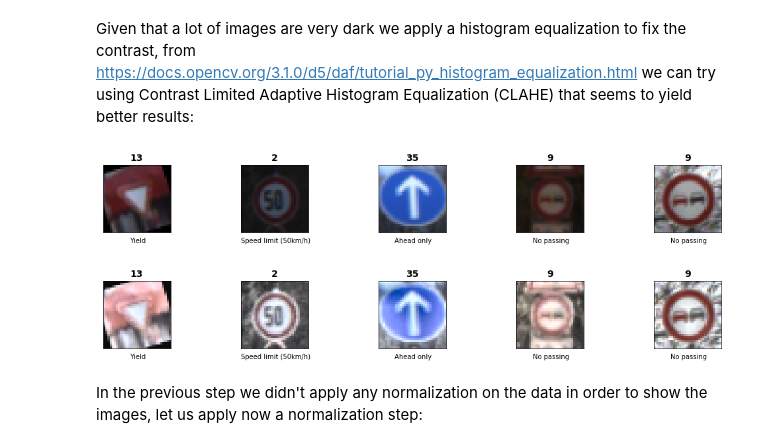
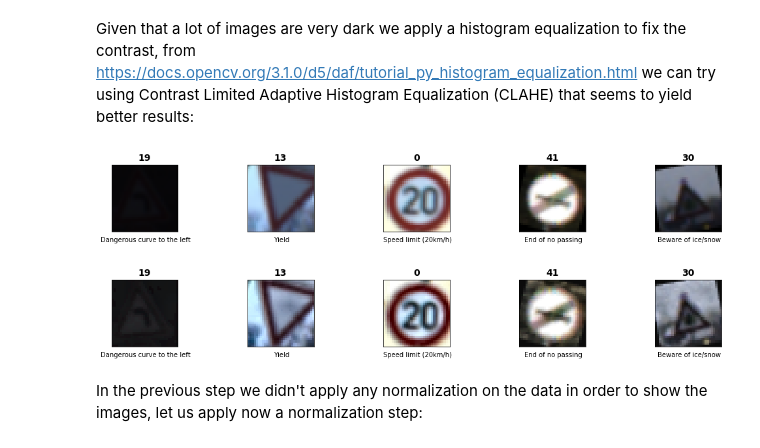
Before and after one commit to marcomarasca/SDCND-Traffic-Sign-Classifier, a Jupyter notebook: Traffic_Sign_Classifier.ipynb, the cells around one changed output. Saved outputs shown, nothing was run; the diff lists cells and outputs as text; code cells hidden in the pictures.

```diff
--- a/Traffic_Sign_Classifier.ipynb
+++ b/Traffic_Sign_Classifier.ipynb
@@ -255,7 +260,7 @@ def zoom_image(img):
 
     return cv2.warpPerspective(img, zoom_m, (col, row))
 
-def translate_image(img, max_trans = 0.2):
+def translate_image(img, max_trans = 0.1):
     row, col, _ = img.shape
 
     trans_x = np.random.uniform(-max_trans * row, max_trans * col)
@@ -287,3 +292,12 @@ def random_transform(img):
     if select[2] == 1:
         img = zoom_image(img)
     return img
+# %%
+indices = plot_random_samples(X_train, y_train)
+
+transformed_images = []
+
+for i in indices:
+    transformed_images.append(random_transform(X_train[i]))
+
+plot_images(transformed_images)
@@ -306,11 +323,11 @@ def augment_dataset(X, y, factor = 2):
     for cls in tqdm(classes):
         class_images = np.where(y == cls)
         curr_count = count[cls]
-        class_factor = factor
+        class_factor = factor - 1
         if curr_count < mean:
             class_factor = (mean / curr_count * factor).astype('uint32')
         for index in class_images[0]:
-            for i in range(class_factor - 1):
+            for i in range(class_factor):
                 additional_x.append(random_transform(X[index]))
                 additional_y.append(cls)
 
@@ -329,7 +346,7 @@ def augment_dataset(X, y, factor = 2):
 
     return X, y
 
-def load_or_augment(X, y, data_dir = DATA_DIR, ForceGenerate = True):
+def load_or_augment(X, y, data_dir = DATA_DIR, ForceGenerate = False):
 
     filename = os.path.join(data_dir, 'train_augmented.p')
 
@@ -343,7 +360,7 @@ def load_or_augment(X, y, data_dir = DATA_DIR, ForceGenerate = True):
     else:
         X, y = augment_dataset(X, y)
 
-        print("Saving augmented dataset.")
+        print("Saving augmented dataset to", filename)
 
         dataset = {
             'features': X,
@@ -355,7 +372,7 @@ def load_or_augment(X, y, data_dir = DATA_DIR, ForceGenerate = True):
 
     return X, y
 
-X_train_new, y_train_new = load_or_augment(X_train, y_train)
+X_train_augmented, y_train_augmented = load_or_augment(X_train, y_train)
 
-print("Total number of images: {} (Prev: {})".format(len(X_train_new), len(X_train)))
+print("Total number of images: {} (Prev: {})".format(len(X_train_augmented), len(X_train)))
 # %% [output]
@@ -427,15 +426,15 @@ def preprocess_data(X, normalize = True):
 
     return images
 
-X_train_p = preprocess_data(X_train, normalize = False)
+X_train_processed = preprocess_data(X_train_augmented, normalize = False)
 # %% [markdown]
 Given that a lot of images are very dark we apply a histogram equalization to fix the contrast, from https://docs.opencv.org/3.1.0/d5/daf/tutorial_py_histogram_equalization.html we can try using Contrast Limited Adaptive Histogram Equalization (CLAHE) that seems to yield better results:
 # %%
-indices = plot_random_samples(X_train, y_train)
+indices = plot_random_samples(X_train_augmented, y_train_augmented)
 
-plot_images(X_train_p, y_train, indices)
+plot_images(X_train_processed, y_train_augmented, indices)
 # %% [output]
-[figure, old version]
+[figure, new version]
-[figure, old version]
+[figure, new version]
 # %% [markdown]
 In the previous step we didn't apply any normalization on the data in order to show the images, let us apply now a normalization step:
```
Also changed, not shown: parts of 33 cells of this notebook.
